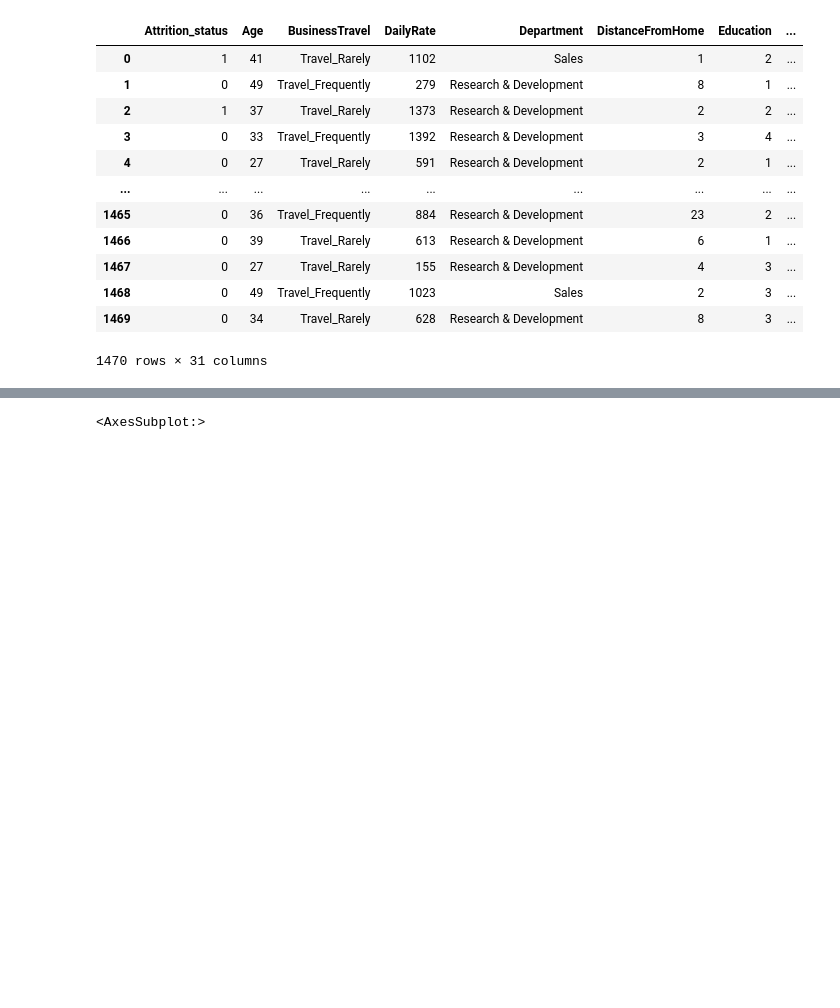
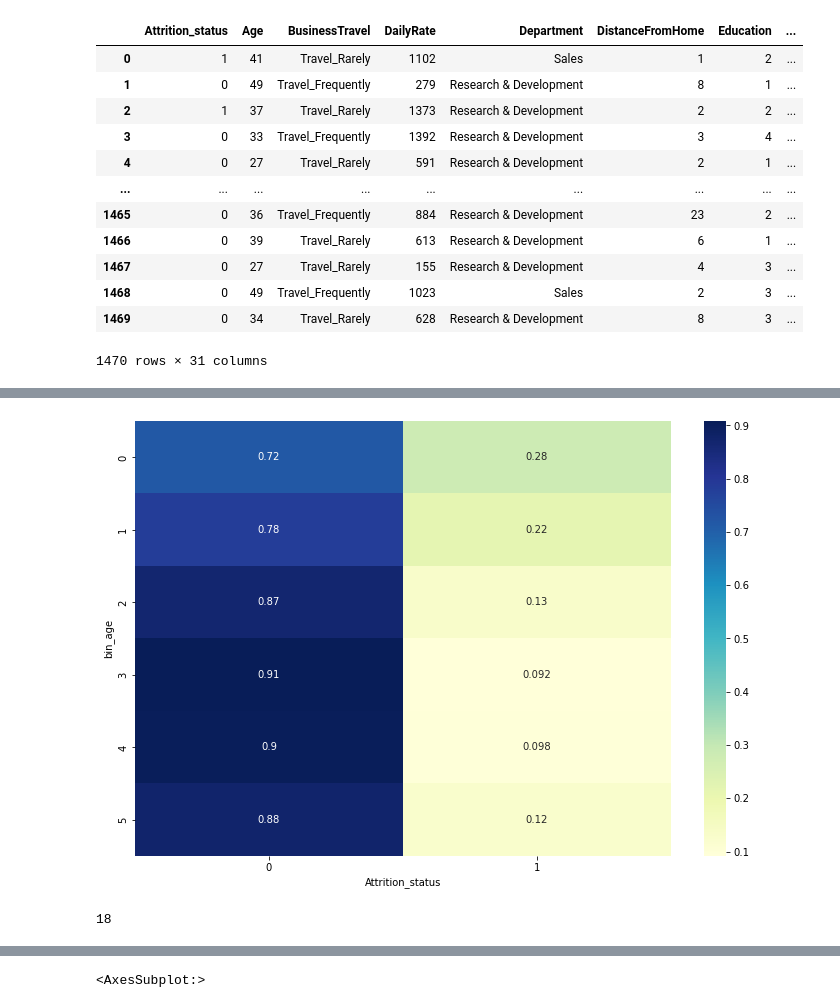
Before and after one commit to HannahZZY/Senior_Project_Hannah, a Jupyter notebook: DA401 codes.ipynb, the cells around one changed output, grey strips where cells are left out. Cells and saved outputs as stored; diff of their text form; code cells hidden in the pictures; blank space fills up the shorter version.

```diff
--- a/DA401 codes.ipynb
+++ b/DA401 codes.ipynb
@@ -175,0 +218,11 @@ df_Att
+# %%
+age_heat = pd.crosstab(df_Att['bin_age'], df_Att['Attrition_status'], normalize='index')
+plt.figure(figsize=(12,8))
+sns.heatmap(age_heat, annot=True, cmap="YlGnBu")
+#plt.savefig('Age_heatmap')
+# %% [output]
+[figure, added]
+# %%
+df_Att["Age"].min()
+# %% [output]
+18
```
Also changed, not shown: parts of 41 cells of this notebook, 3 other files.
